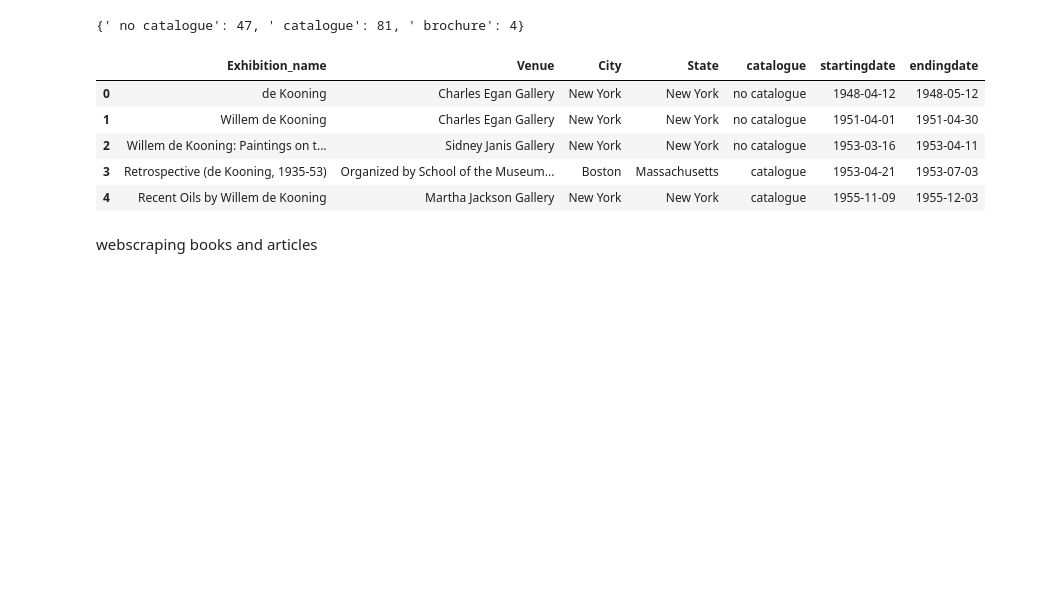
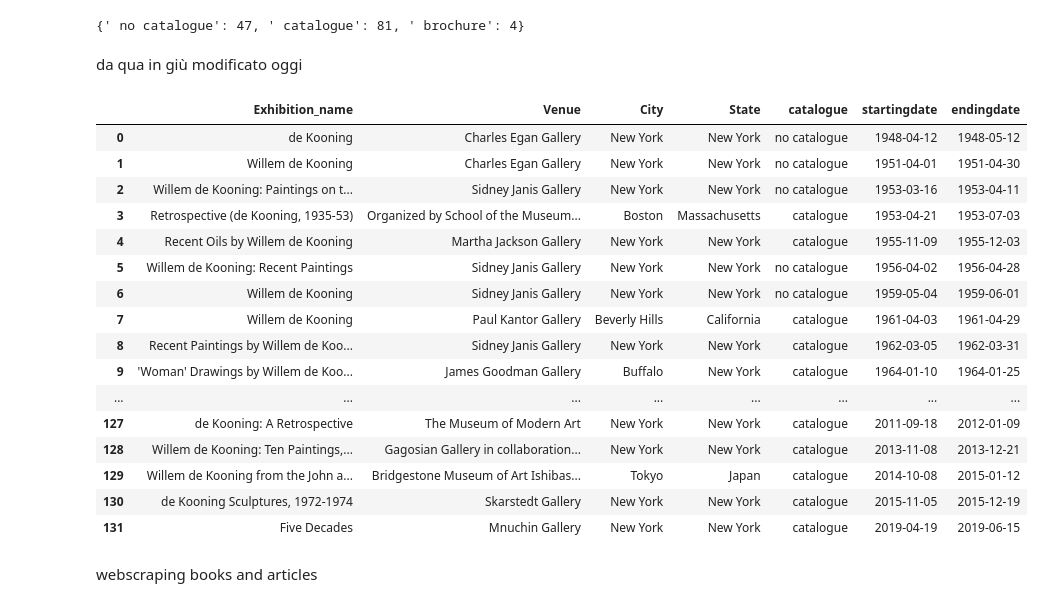
Before and after one commit to giorgiacrosilla/reputationera, a Jupyter notebook: scripts/data_analysis_and_cleaning/deKooning/exhibitions_DK.ipynb, the cells around one changed output. Saved outputs shown, nothing was run; the diff lists cells and outputs as text; code cells hidden in the pictures; blank space fills up the shorter version.

```diff
--- a/scripts/data_analysis_and_cleaning/deKooning/exhibitions_DK.ipynb
+++ b/scripts/data_analysis_and_cleaning/deKooning/exhibitions_DK.ipynb
@@ -187,6 +187,8 @@ for element in df['catalogue']:
 print(count_dict)
 # %% [output]
 {' no catalogue': 47, ' catalogue': 81, ' brochure': 4}
+# %% [markdown]
+da qua in giù modificato oggi
 # %%
 import pandas as pd
 
@@ -224,34 +226,45 @@ def extract_starting_range(date_str):
 def extract_ending_range(date_str):
     dates = date_str.strip('( )').split(' to ')
     if len(dates) == 1:  # If ' to ' is not found, try splitting by '-'
         dates = date_str.strip('( )').split('\u2013')
     if len(dates) < 2:
         return None
     ending_date = dates[1]
 
     # Convert the ending date to datetime format and extract the date part
     return pd.to_datetime(ending_date, errors='coerce').date()
 
 
 # Apply the function to the 'date' column to create a new column with datetime objects
 df['startingdate'] = df['date'].apply(extract_starting_range)
 df['endingdate'] = df['date'].apply(extract_ending_range)
 
 
 
 df.reset_index(drop=True, inplace=True)
 
 df.drop('date', axis=1, inplace=True)
 
 # Display the filtered DataFrame
-df.head()
+df
 # %% [output]
 |  | Exhibition_name | Venue | City | State | catalogue | startingdate | endingdate |
 | 0 | de Kooning | Charles Egan Gallery | New York | New York | no catalogue | 1948-04-12 | 1948-05-12 |
 | 1 | Willem de Kooning | Charles Egan Gallery | New York | New York | no catalogue | 1951-04-01 | 1951-04-30 |
 | 2 | Willem de Kooning: Paintings on t... | Sidney Janis Gallery | New York | New York | no catalogue | 1953-03-16 | 1953-04-11 |
 | 3 | Retrospective (de Kooning, 1935-53) | Organized by School of the Museum... | Boston | Massachusetts | catalogue | 1953-04-21 | 1953-07-03 |
 | 4 | Recent Oils by Willem de Kooning | Martha Jackson Gallery | New York | New York | catalogue | 1955-11-09 | 1955-12-03 |
+| 5 | Willem de Kooning: Recent Paintings | Sidney Janis Gallery | New York | New York | no catalogue | 1956-04-02 | 1956-04-28 |
+| 6 | Willem de Kooning | Sidney Janis Gallery | New York | New York | no catalogue | 1959-05-04 | 1959-06-01 |
+| 7 | Willem de Kooning | Paul Kantor Gallery | Beverly Hills | California | catalogue | 1961-04-03 | 1961-04-29 |
+| 8 | Recent Paintings by Willem de Koo... | Sidney Janis Gallery | New York | New York | catalogue | 1962-03-05 | 1962-03-31 |
+| 9 | 'Woman' Drawings by Willem de Koo... | James Goodman Gallery | Buffalo | New York | catalogue | 1964-01-10 | 1964-01-25 |
+| ... | ... | ... | ... | ... | ... | ... | ... |
+| 127 | de Kooning: A Retrospective | The Museum of Modern Art | New York | New York | catalogue | 2011-09-18 | 2012-01-09 |
+| 128 | Willem de Kooning: Ten Paintings,... | Gagosian Gallery in collaboration... | New York | New York | catalogue | 2013-11-08 | 2013-12-21 |
+| 129 | Willem de Kooning from the John a... | Bridgestone Museum of Art Ishibas... | Tokyo | Japan | catalogue | 2014-10-08 | 2015-01-12 |
+| 130 | de Kooning Sculptures, 1972-1974 | Skarstedt Gallery | New York | New York | catalogue | 2015-11-05 | 2015-12-19 |
+| 131 | Five Decades | Mnuchin Gallery | New York | New York | catalogue | 2019-04-19 | 2019-06-15 |
 # %% [markdown]
 webscraping books and articles
 # %%
```
Also changed, not shown: parts of 6 cells of this notebook, 3 other files.
